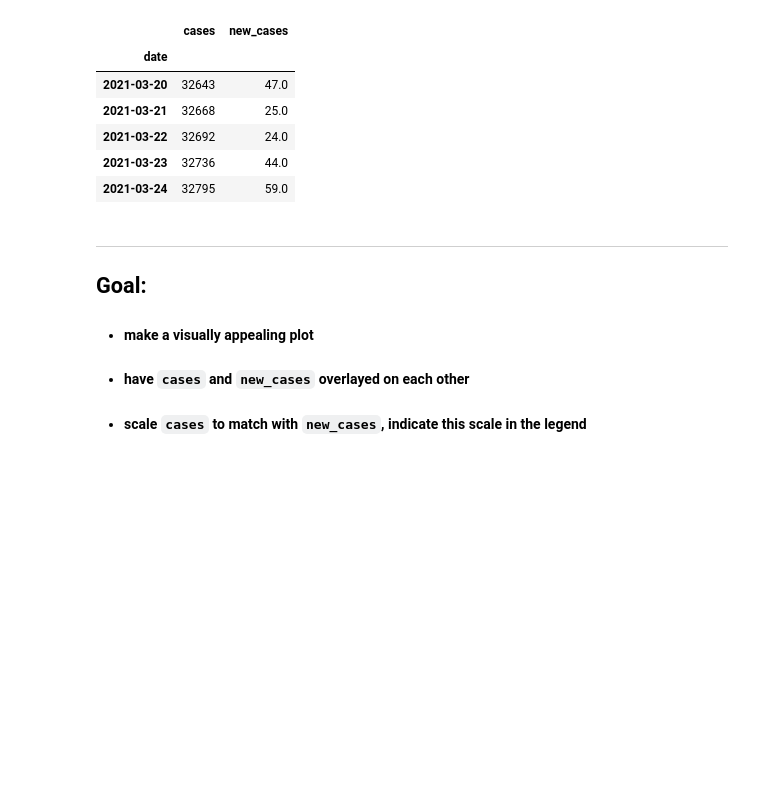
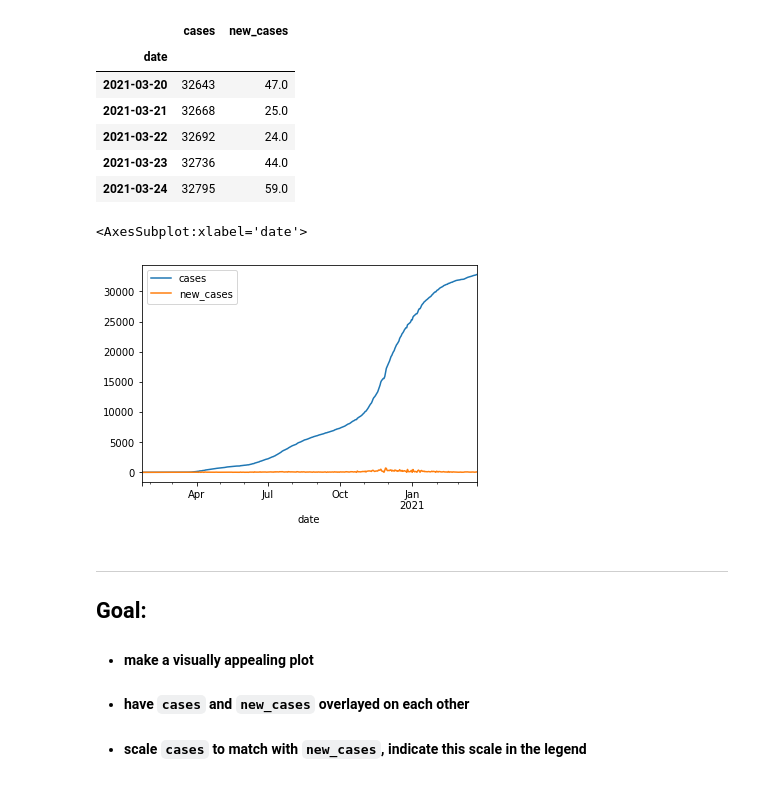
Before and after one commit to davydka/notebooks, a Jupyter notebook: CovidPortlandMultnomah.ipynb, the cells around one changed output. Drawn from its saved outputs; the diff is of its cells as text; code cells hidden in the pictures; blank space fills up the shorter version.

```diff
--- a/CovidPortlandMultnomah.ipynb
+++ b/CovidPortlandMultnomah.ipynb
@@ -60,3 +54,8 @@ dfm.tail()
+# %%
+dfm.plot()
+# %% [output]
+<AxesSubplot:xlabel='date'>
+[figure, added]
 # %% [markdown]
 ---
 ## Goal:
```
Also changed, not shown: parts of 7 cells of this notebook.
